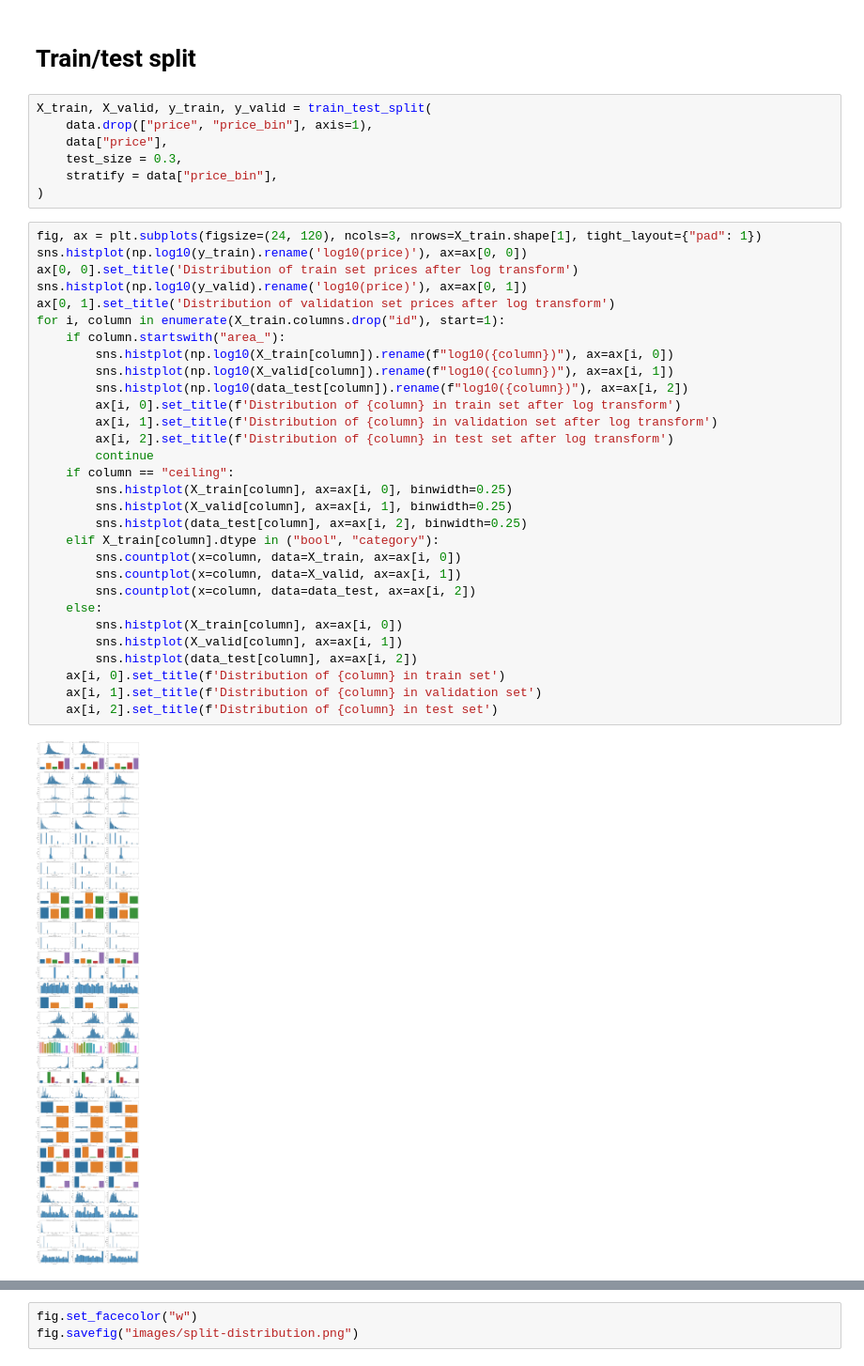
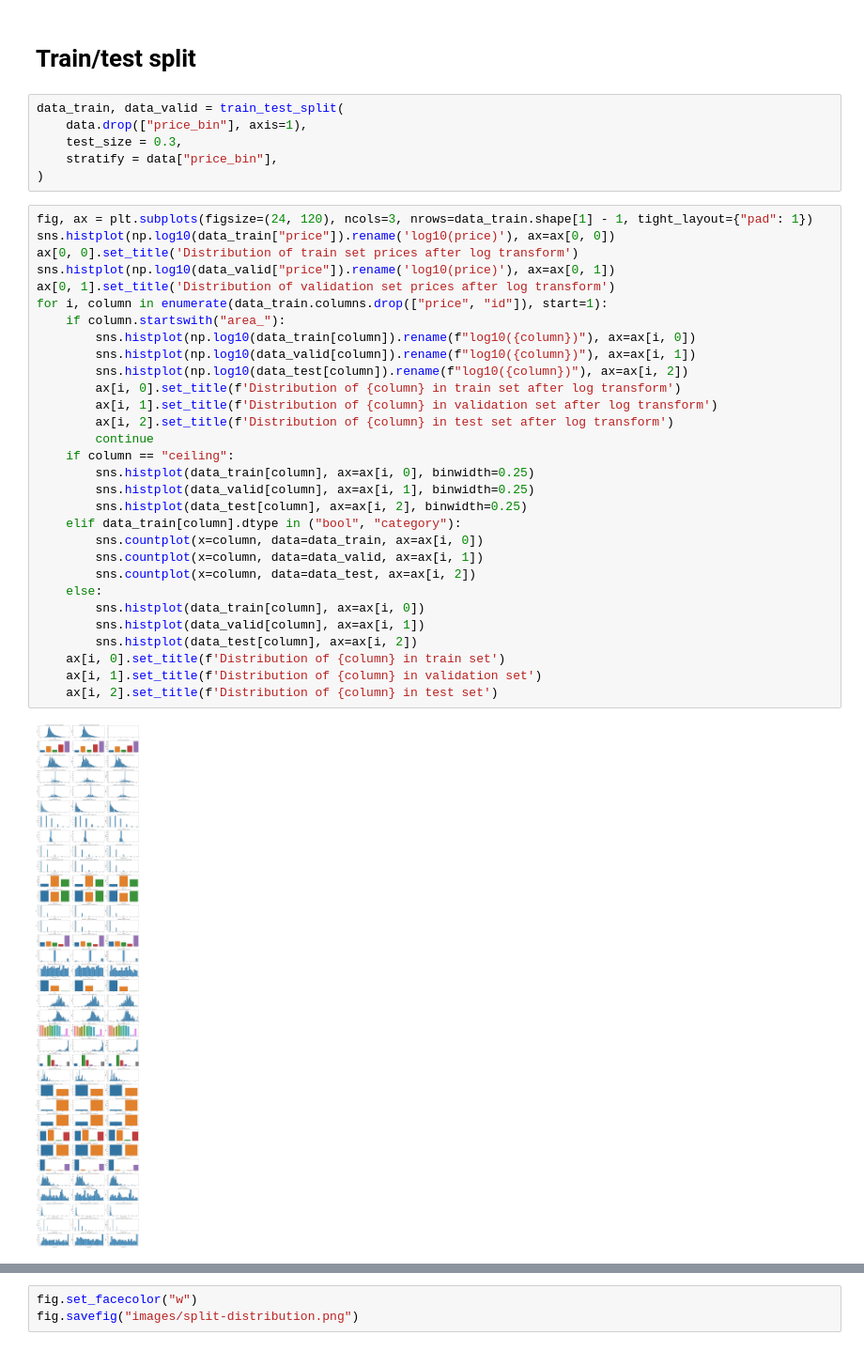
Before and after one commit to BollaBerg/TDT4173-Machine-learning, a Jupyter notebook: Berg - Preprocessing - train-test-split.ipynb, the cells around one changed output, grey strips where cells are left out. Shown at 94% size. Cells and saved outputs as stored; diff of their text form.

Commit message:
Update data preprocessing to actual final version

```diff
--- a/Berg - Preprocessing - train-test-split.ipynb
+++ b/Berg - Preprocessing - train-test-split.ipynb
@@ -277,42 +277,41 @@ data.reset_index(inplace=True)
 # %% [markdown]
 # Train/test split
 # %%
-X_train, X_valid, y_train, y_valid = train_test_split(
-    data.drop(["price", "price_bin"], axis=1),
-    data["price"],
+data_train, data_valid = train_test_split(
+    data.drop(["price_bin"], axis=1),
     test_size = 0.3,
     stratify = data["price_bin"],
 )
 # %%
-fig, ax = plt.subplots(figsize=(24, 120), ncols=3, nrows=X_train.shape[1], tight_layout={"pad": 1})
-sns.histplot(np.log10(y_train).rename('log10(price)'), ax=ax[0, 0])
+fig, ax = plt.subplots(figsize=(24, 120), ncols=3, nrows=data_train.shape[1] - 1, tight_layout={"pad": 1})
+sns.histplot(np.log10(data_train["price"]).rename('log10(price)'), ax=ax[0, 0])
 ax[0, 0].set_title('Distribution of train set prices after log transform')
-sns.histplot(np.log10(y_valid).rename('log10(price)'), ax=ax[0, 1])
+sns.histplot(np.log10(data_valid["price"]).rename('log10(price)'), ax=ax[0, 1])
 ax[0, 1].set_title('Distribution of validation set prices after log transform')
-for i, column in enumerate(X_train.columns.drop("id"), start=1):
+for i, column in enumerate(data_train.columns.drop(["price", "id"]), start=1):
     if column.startswith("area_"):
-        sns.histplot(np.log10(X_train[column]).rename(f"log10({column})"), ax=ax[i, 0])
-        sns.histplot(np.log10(X_valid[column]).rename(f"log10({column})"), ax=ax[i, 1])
+        sns.histplot(np.log10(data_train[column]).rename(f"log10({column})"), ax=ax[i, 0])
+        sns.histplot(np.log10(data_valid[column]).rename(f"log10({column})"), ax=ax[i, 1])
         sns.histplot(np.log10(data_test[column]).rename(f"log10({column})"), ax=ax[i, 2])
         ax[i, 0].set_title(f'Distribution of {column} in train set after log transform')
         ax[i, 1].set_title(f'Distribution of {column} in validation set after log transform')
         ax[i, 2].set_title(f'Distribution of {column} in test set after log transform')
         continue
     if column == "ceiling":
-        sns.histplot(X_train[column], ax=ax[i, 0], binwidth=0.25)
-        sns.histplot(X_valid[column], ax=ax[i, 1], binwidth=0.25)
+        sns.histplot(data_train[column], ax=ax[i, 0], binwidth=0.25)
+        sns.histplot(data_valid[column], ax=ax[i, 1], binwidth=0.25)
         sns.histplot(data_test[column], ax=ax[i, 2], binwidth=0.25)
-    elif X_train[column].dtype in ("bool", "category"):
-        sns.countplot(x=column, data=X_train, ax=ax[i, 0])
-        sns.countplot(x=column, data=X_valid, ax=ax[i, 1])
+    elif data_train[column].dtype in ("bool", "category"):
+        sns.countplot(x=column, data=data_train, ax=ax[i, 0])
+        sns.countplot(x=column, data=data_valid, ax=ax[i, 1])
         sns.countplot(x=column, data=data_test, ax=ax[i, 2])
     else:
-        sns.histplot(X_train[column], ax=ax[i, 0])
-        sns.histplot(X_valid[column], ax=ax[i, 1])
+        sns.histplot(data_train[column], ax=ax[i, 0])
+        sns.histplot(data_valid[column], ax=ax[i, 1])
         sns.histplot(data_test[column], ax=ax[i, 2])
     ax[i, 0].set_title(f'Distribution of {column} in train set')
     ax[i, 1].set_title(f'Distribution of {column} in validation set')
     ax[i, 2].set_title(f'Distribution of {column} in test set')
 # %% [output]
-[figure, old version]
+[figure, new version]
 # %%
```
Also changed, not shown: parts of 1 cell of this notebook, 3 other files.
